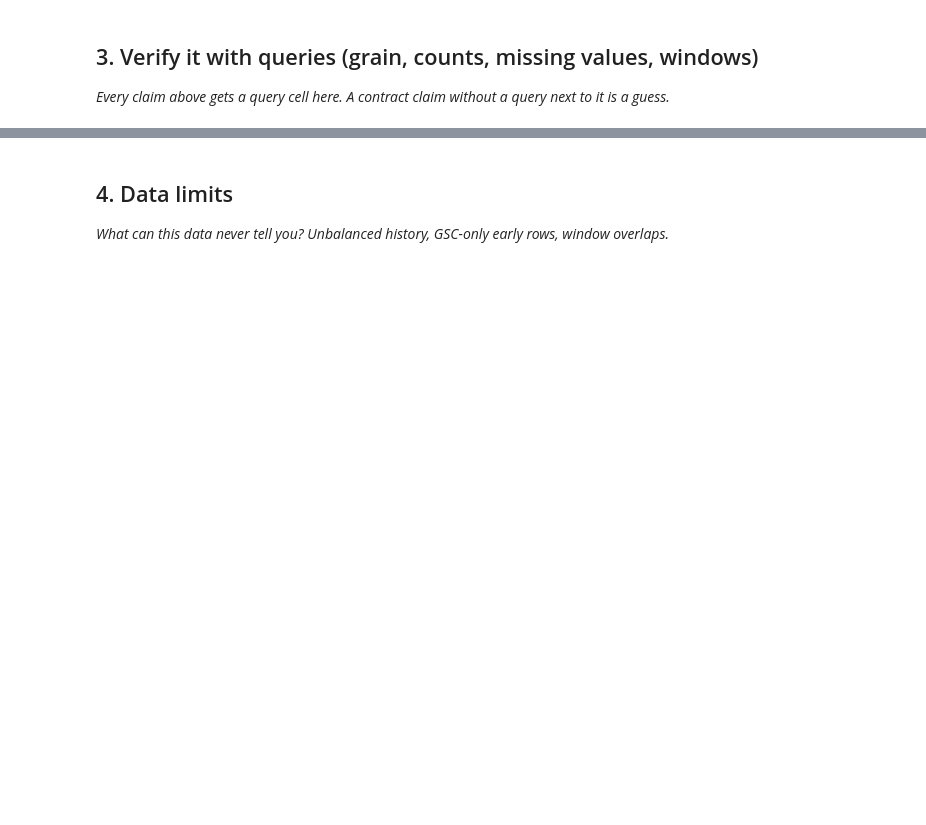
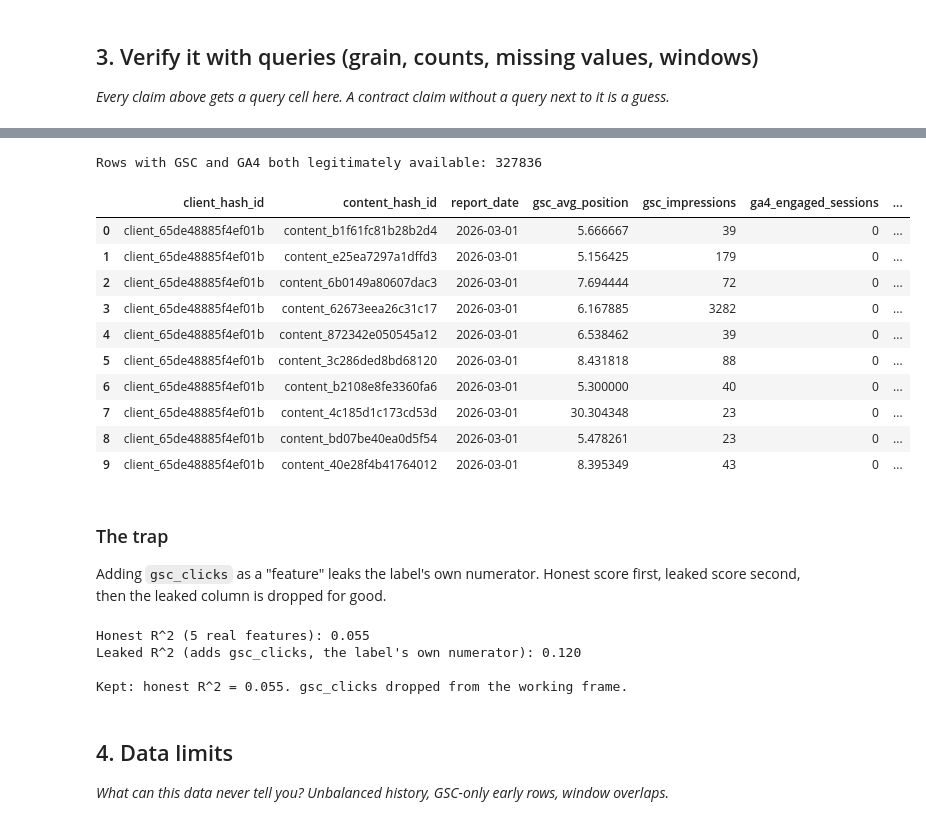
Before and after one commit to Abdulm111/ML-Assignement01, a Jupyter notebook: work/notebooks/w03_data_contract.ipynb, the cells around one changed output, grey strips where cells are left out. Saved outputs shown, nothing was run; the diff lists cells and outputs as text; code cells hidden in the pictures; blank space fills up the shorter version.

Commit message:
This is the assignment 4 of the ML Track which is the search intelligence data contract.

```diff
--- a/work/notebooks/w03_data_contract.ipynb
+++ b/work/notebooks/w03_data_contract.ipynb
@@ -15,0 +19,20 @@ This skeleton is yours to fill. Work the sections **in order** — each one has
+# %%
+# This cell is for CODE (numbers, a query, a check).
+# Write your text answer in the cell ABOVE this one — typing sentences here breaks Run All.
+import duckdb
+from google.colab import userdata
+
+HF_TOKEN = userdata.get("HF_TOKEN")
+con = duckdb.connect()
+con.execute("CREATE SECRET (TYPE huggingface, TOKEN ?)", [HF_TOKEN])
+
+REL = "hf://datasets/FlyRank/internship-warehouse"
+MONTH = "2026-03"
+
+# Scan once, query many times — avoids repeated HF reads / rate limits
+con.execute(f"""
+    CREATE OR REPLACE TABLE march_facts AS
+    SELECT * FROM read_parquet('{REL}/fact_content_daily_performance/month={MONTH}/*.parquet')
+""")
+
+con.sql("SELECT report_date, client_hash_id, content_hash_id, gsc_avg_position, gsc_impressions FROM march_facts LIMIT 5").show()
@@ -30,3 +145,61 @@ This skeleton is yours to fill. Work the sections **in order** — each one has
+# %%
+feat = con.sql("""
+    SELECT
+        client_hash_id, content_hash_id, report_date,
+        gsc_avg_position,       -- available when: measured at report time, independent of any click
+        gsc_impressions,        -- available when: exposure is known before any click happens
+        ga4_engaged_sessions,   -- available when: same-day on-page behavior, not the click itself
+        sessions_ai,            -- available when: separate traffic channel, known same-day
+        scroll_events,          -- available when: same-day engagement signal, independent of CTR
+        gsc_clicks,              -- kept ONLY for the trap step next — not a real feature
+        CAST(gsc_clicks AS DOUBLE) / NULLIF(gsc_impressions, 0) AS ctr
+    FROM march_facts
+    WHERE gsc_data_available IS TRUE
+      AND gsc_impressions >= 10
+      AND ga4_data_available IS TRUE
+""").df()
+print(f"Rows with GSC and GA4 both legitimately available: {len(feat)}")
+feat.head(10)
+# %% [output]
+Rows with GSC and GA4 both legitimately available: 327836
+|  | client_hash_id | content_hash_id | report_date | gsc_avg_position | gsc_impressions | ga4_engaged_sessions | ... |
+| 0 | client_65de48885f4ef01b | content_b1f61fc81b28b2d4 | 2026-03-01 | 5.666667 | 39 | 0 | ... |
+| 1 | client_65de48885f4ef01b | content_e25ea7297a1dffd3 | 2026-03-01 | 5.156425 | 179 | 0 | ... |
+| 2 | client_65de48885f4ef01b | content_6b0149a80607dac3 | 2026-03-01 | 7.694444 | 72 | 0 | ... |
+| 3 | client_65de48885f4ef01b | content_62673eea26c31c17 | 2026-03-01 | 6.167885 | 3282 | 0 | ... |
+| 4 | client_65de48885f4ef01b | content_872342e050545a12 | 2026-03-01 | 6.538462 | 39 | 0 | ... |
+| 5 | client_65de48885f4ef01b | content_3c286ded8bd68120 | 2026-03-01 | 8.431818 | 88 | 0 | ... |
+| 6 | client_65de48885f4ef01b | content_b2108e8fe3360fa6 | 2026-03-01 | 5.300000 | 40 | 0 | ... |
+| 7 | client_65de48885f4ef01b | content_4c185d1c173cd53d | 2026-03-01 | 30.304348 | 23 | 0 | ... |
+| 8 | client_65de48885f4ef01b | content_bd07be40ea0d5f54 | 2026-03-01 | 5.478261 | 23 | 0 | ... |
+| 9 | client_65de48885f4ef01b | content_40e28f4b41764012 | 2026-03-01 | 8.395349 | 43 | 0 | ... |
+# %% [markdown]
+### The trap
+Adding `gsc_clicks` as a "feature" leaks the label's own numerator. Honest
+score first, leaked score second, then the leaked column is dropped for good.
+# %%
+from sklearn.linear_model import LinearRegression
+from sklearn.metrics import r2_score
+
+honest_features = ["gsc_avg_position", "gsc_impressions", "ga4_engaged_sessions", "sessions_ai", "scroll_events"]
+feat_clean = feat.dropna(subset=honest_features + ["ctr"])
+
+X_honest = feat_clean[honest_features]
+y = feat_clean["ctr"]
+r2_honest = r2_score(y, LinearRegression().fit(X_honest, y).predict(X_honest))
+print(f"Honest R^2 (5 real features): {r2_honest:.3f}")
+
+X_leaked = feat_clean[honest_features + ["gsc_clicks"]]
+r2_leaked = r2_score(y, LinearRegression().fit(X_leaked, y).predict(X_leaked))
+print(f"Leaked R^2 (adds gsc_clicks, the label's own numerator): {r2_leaked:.3f}")
+
+feat_clean = feat_clean.drop(columns=["gsc_clicks"])
+print(f"\nKept: honest R^2 = {r2_honest:.3f}. gsc_clicks dropped from the working frame.")
+# %% [output]
+Honest R^2 (5 real features): 0.055
+Leaked R^2 (adds gsc_clicks, the label's own numerator): 0.120
+
+Kept: honest R^2 = 0.055. gsc_clicks dropped from the working frame.
 # %% [markdown]
 ## 4. Data limits
 
```
Also changed, not shown: parts of 15 cells of this notebook.
